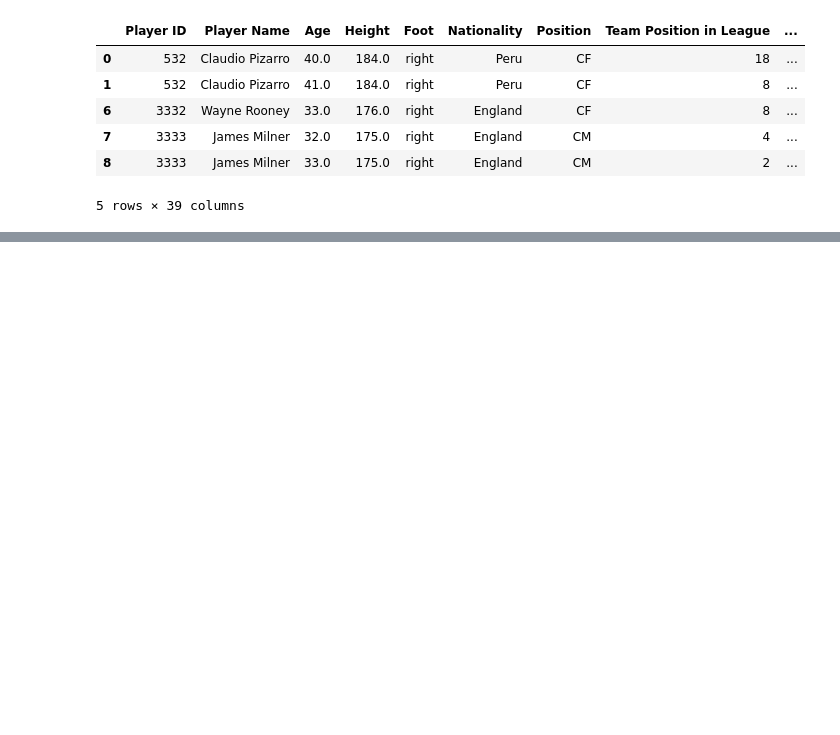
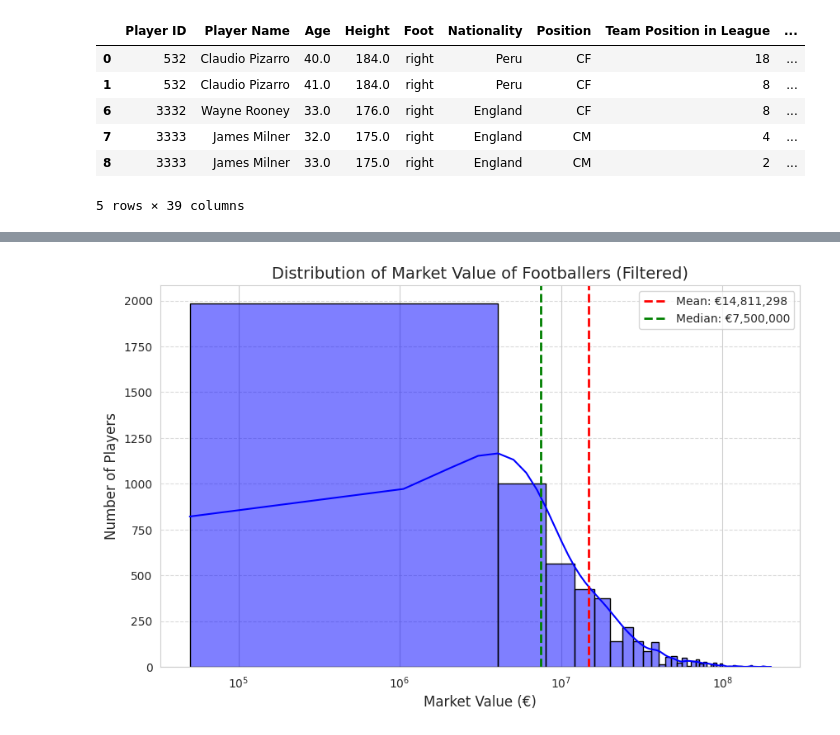
Before and after one commit to l3wandowskyy/Pricing-Footballers-Master, a Jupyter notebook: preditict_value_footballer.ipynb, the cells around one changed output, grey strips where cells are left out. Drawn from its saved outputs; the diff is of its cells as text; code cells hidden in the pictures; blank space fills up the shorter version.

```diff
--- a/preditict_value_footballer.ipynb
+++ b/preditict_value_footballer.ipynb
@@ -330,0 +420,11 @@ players.head()
+# %%
+# Create a list of nationalities to convert to “Other”
+low_representation_nations = players["Nationality"].value_counts()[players["Nationality"].value_counts() <= q1_nationality].index
+players["Nationality"] = players["Nationality"].replace(low_representation_nations, "Other")
+
+# List the number of unique nationalities
+nationality_unique = players["Nationality"].unique().tolist()
+print(nationality_unique)
+
+# Number of records for each nationality
+print(players["Nationality"].value_counts(dropna=False))
@@ -330,0 +446,6 @@ players.head()
+# %%
+# Convert incorrect value of “both” to “Other”
+players["Nationality"] = players["Nationality"].replace("both", "Other")
+
+# Check the corrected values
+print(players["Nationality"].value_counts().sort_values(ascending=True))
@@ -330,0 +466,33 @@ players.head()
+# %%
+import matplotlib.pyplot as plt
+import seaborn as sns
+import numpy as np
+
+# Calculate mean and median
+mean_value = players["Market Value"].mean()
+median_value = players["Market Value"].median()
+
+# Set up the chart
+plt.figure(figsize=(10, 6))
+sns.histplot(players["Market Value"], bins=50, kde=True, color="blue", edgecolor="black")
+
+# Add the mean and median lines
+plt.axvline(mean_value, color="red", linestyle="dashed", linewidth=2, label=f"Mean: €{int(mean_value):,}")
+plt.axvline(median_value, color="green", linestyle="dashed", linewidth=2, label=f"Median: €{int(median_value):,}")
+
+# Logaritmic scale
+plt.xscale("log")
+
+# Axis descriptions and title
+plt.xlabel("Market Value (€)", fontsize=12)
+plt.ylabel("Number of Players", fontsize=12)
+plt.title("Distribution of Market Value of Footballers (Filtered)", fontsize=14)
+
+# Grid and legend
+plt.grid(axis='y', linestyle='--', alpha=0.7)
+plt.legend()
+
+# Show the chart
+plt.show()
+# %% [output]
+[figure, added]
```
Also changed, not shown: parts of 8 cells of this notebook.
